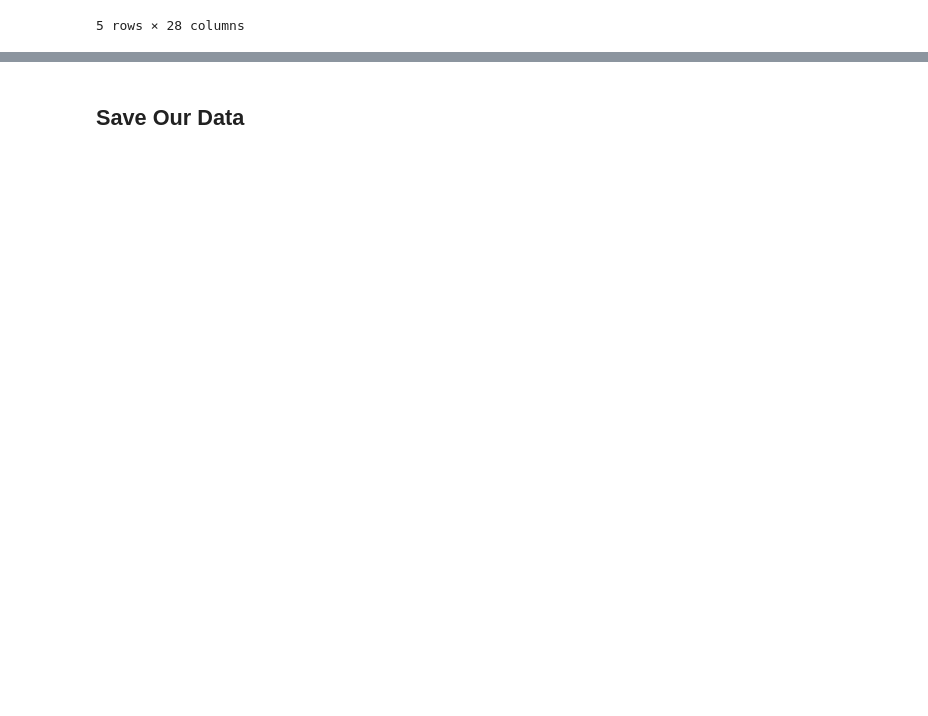
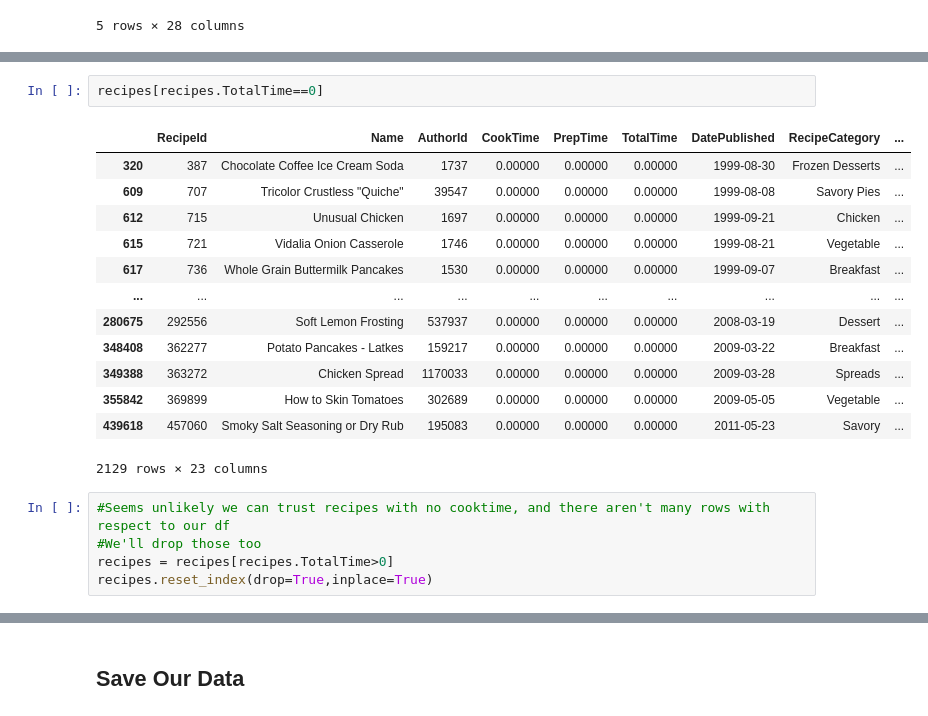
Before and after one commit to arielletannin/RecipesCapstone, a Jupyter notebook: 01_DataWrangling.ipynb, the cells around one changed output, grey strips where cells are left out. Cells and saved outputs as stored; diff of their text form; blank space fills up the shorter version.

```diff
--- a/01_DataWrangling.ipynb
+++ b/01_DataWrangling.ipynb
@@ -452,0 +262,21 @@ We have a clean dataset with no null values, removed significant outliers and po
+# %%
+recipes[recipes.TotalTime==0]
+# %% [output]
+|  | RecipeId | Name | AuthorId | CookTime | PrepTime | TotalTime | DatePublished | RecipeCategory | ... |
+| 320 | 387 | Chocolate Coffee Ice Cream Soda | 1737 | 0.00000 | 0.00000 | 0.00000 | 1999-08-30 | Frozen Desserts | ... |
+| 609 | 707 | Tricolor Crustless "Quiche" | 39547 | 0.00000 | 0.00000 | 0.00000 | 1999-08-08 | Savory Pies | ... |
+| 612 | 715 | Unusual Chicken | 1697 | 0.00000 | 0.00000 | 0.00000 | 1999-09-21 | Chicken | ... |
+| 615 | 721 | Vidalia Onion Casserole | 1746 | 0.00000 | 0.00000 | 0.00000 | 1999-08-21 | Vegetable | ... |
+| 617 | 736 | Whole Grain Buttermilk Pancakes | 1530 | 0.00000 | 0.00000 | 0.00000 | 1999-09-07 | Breakfast | ... |
+| ... | ... | ... | ... | ... | ... | ... | ... | ... | ... |
+| 280675 | 292556 | Soft Lemon Frosting | 537937 | 0.00000 | 0.00000 | 0.00000 | 2008-03-19 | Dessert | ... |
+| 348408 | 362277 | Potato Pancakes - Latkes | 159217 | 0.00000 | 0.00000 | 0.00000 | 2009-03-22 | Breakfast | ... |
+| 349388 | 363272 | Chicken Spread | 1170033 | 0.00000 | 0.00000 | 0.00000 | 2009-03-28 | Spreads | ... |
+| 355842 | 369899 | How to Skin Tomatoes | 302689 | 0.00000 | 0.00000 | 0.00000 | 2009-05-05 | Vegetable | ... |
+| 439618 | 457060 | Smoky Salt Seasoning or Dry Rub | 195083 | 0.00000 | 0.00000 | 0.00000 | 2011-05-23 | Savory | ... |
+2129 rows × 23 columns
+# %%
+#Seems unlikely we can trust recipes with no cooktime, and there aren't many rows with respect to our df
+#We'll drop those too
+recipes = recipes[recipes.TotalTime>0]
+recipes.reset_index(drop=True,inplace=True)
```
Also changed, not shown: parts of 101 cells of this notebook.
